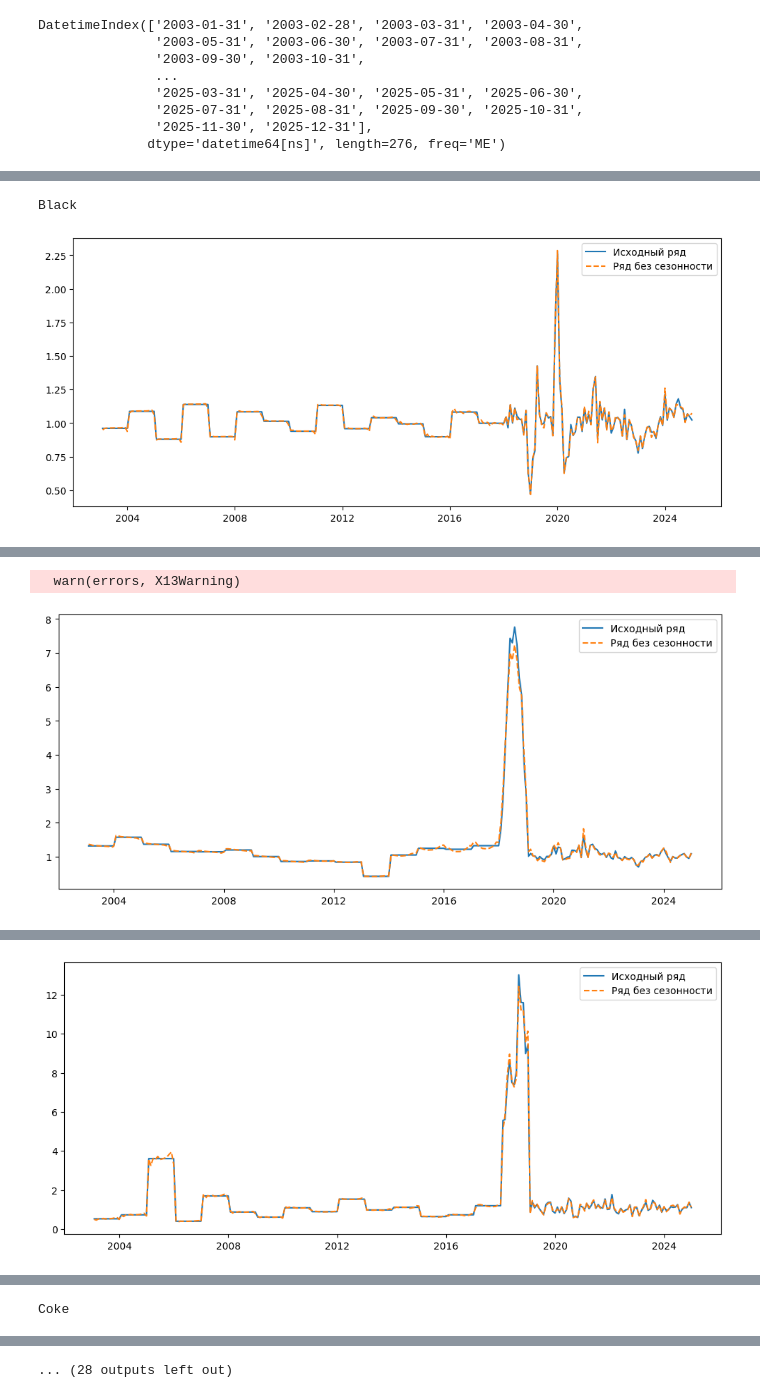
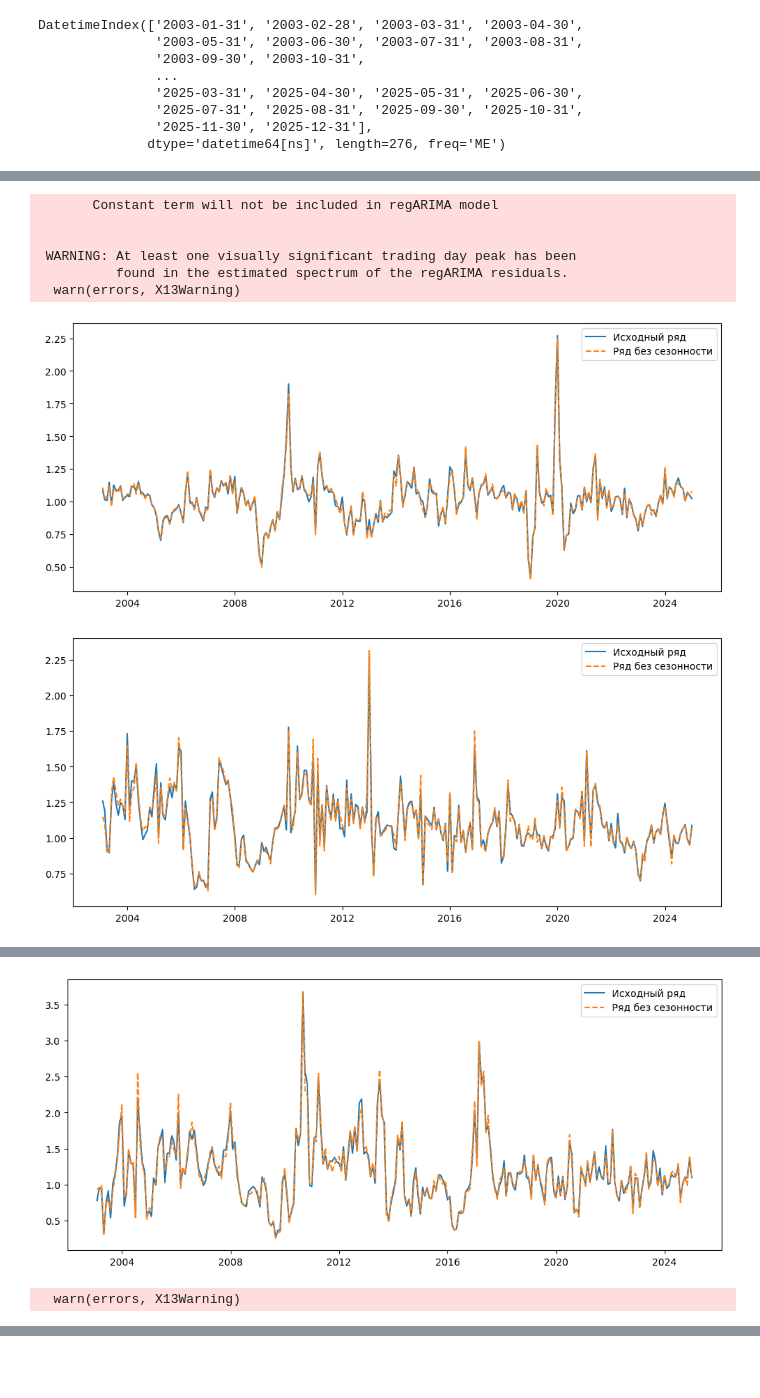
Before and after one commit to zhus-dika/railways_caclulations, a Jupyter notebook: railways_calculations_volume_data_p1_3.ipynb, the cells around one changed output, grey strips where cells are left out. Drawn from its saved outputs; the diff is of its cells as text; code cells hidden in the pictures; blank space fills up the shorter version.

```diff
--- a/railways_calculations_volume_data_p1_3.ipynb
+++ b/railways_calculations_volume_data_p1_3.ipynb
@@ -136,24 +136,24 @@ def fill_volumes(table_data, year, name_column='J'):
         rows[name] = i
     table_rows.append(rows)
     commodities_names.append(commodities_names_2)
-  commodities_volume = {str(i) + '_' + str(year): [] for i in range(1, 13)}
-  commodities_volume['name'] = []
+  commodities_volumes = {str(i) + '_' + str(year): [] for i in range(1, 13)}
+  commodities_volumes['name'] = []
   common_names = set(commodities_names[0])
   for i in range(1, 6):
     common_names = common_names & set(commodities_names[i])
 
   for name in common_names:
 
-    commodities_volume['name'].append(name)
+    commodities_volumes['name'].append(name)
 
     for table_num in range(len(table_data)):
 
       i = table_rows[table_num][name]
       val_volume_1 = table_data[table_num]['B'+str(i)].value
-      commodities_volume[str(2 * table_num + 1) + '_' + str(year)].append(val_volume_1)
+      commodities_volumes[str(2 * table_num + 1) + '_' + str(year)].append(val_volume_1)
       val_volume_2 = table_data[table_num]['C'+str(i)].value
-      commodities_volume[str(2 * table_num + 2)  + '_' + str(year)].append(val_volume_2)
-  return commodities_volume
+      commodities_volumes[str(2 * table_num + 2)  + '_' + str(year)].append(val_volume_2)
+  return commodities_volumes
 # %% [markdown]
 ### 🦜 2018 year per month
 # %%
@@ -753,7 +749,7 @@ column_names = excel_columns(12 * (end - start + 1) + 2)
 # %%
-commodities_volume = {str(i) + '_' + str(year): [] for year in range(start, 2018) for i in range(1, 13)}
-commodities_volume['name'] = commodities_names
-commodities_volume['type'] = [table_data_2002_2017[table_num]['A'+str(i + 3)].value for i in range(55)]
+commodities_volumes = {str(i) + '_' + str(year): [] for year in range(start, 2018) for i in range(1, 13)}
+commodities_volumes['name'] = commodities_names
+commodities_volumes['type'] = [table_data_2002_2017[table_num]['A'+str(i + 3)].value for i in range(55)]
 
 cnt = 0
 for year in range(start, end + 1):
@@ -762,7 +758,7 @@ for year in range(start, end + 1):
 
     for i in range(55):
       value = table_data_2002_2017[table_num][column_names[cnt + 2]+str(i + 3)].value
-      commodities_volume[str(month) + '_' + str(year)].append(value)
-  cnt += 1
+      commodities_volumes[str(month) + '_' + str(year)].append(value)
+    cnt += 1
 # %%
-df_2002_2017 = pd.DataFrame(commodities_volume)
+df_2002_2017 = pd.DataFrame(commodities_volumes)
@@ -791,6 +791,7 @@ df_2002_2024 = df_2002_2024.dropna()
 df_2002_2024 = df_2002_2024.replace('-', 0)
 df_2002_2024 = df_2002_2024.replace('X', 0)
 df_2002_2024 = df_2002_2024.replace('x', 0)
+df_2002_2024 = df_2002_2024.replace('', 0)
 # %%
 for col in df_2002_2024.columns:
   if col != 'name' and col != 'type':
@@ -929,22 +930,26 @@ df_2003_2024_with_index
 16 rows × 264 columns
 # %%
+import matplotlib.pyplot as plt
+
 for idx, row in df_2003_2024_with_index.iterrows():
 
   data = row
-  # Применяем X-13ARIMA-SEATS
-  print(idx)
-  res = sm.tsa.x13_arima_analysis(data, freq='M', outlier=False)
 
-  # Достаем очищенный от сезонности ряд
+  res = sm.tsa.x13_arima_analysis(data, freq='M')
+
   adjusted_series = res.seasadj
 
-  # График результата
-  import matplotlib.pyplot as plt
   plt.figure(figsize=(12,5))
   plt.plot(data, label="Исходный ряд")
   plt.plot(adjusted_series, label="Ряд без сезонности", linestyle="dashed")
   plt.legend()
   plt.show()
 # %% [output]
-Black
+       Constant term will not be included in regARIMA model
+
+
+ WARNING: At least one visually significant trading day peak has been
+          found in the estimated spectrum of the regARIMA residuals.
+  warn(errors, X13Warning)
-[figure, old version]
+[figure, new version]
+[figure, new version]
@@ -952,2 +957,2 @@ Cement
+[figure, new version]
   warn(errors, X13Warning)
-[figure, old version]
@@ -955 +961,0 @@ Chem
-[figure, old version]
@@ -959 +965,0 @@ Coal
-Coke
@@ -961 +965,0 @@ Coke
-... (28 outputs left out)
```
Also changed, not shown: parts of 33 cells of this notebook.
